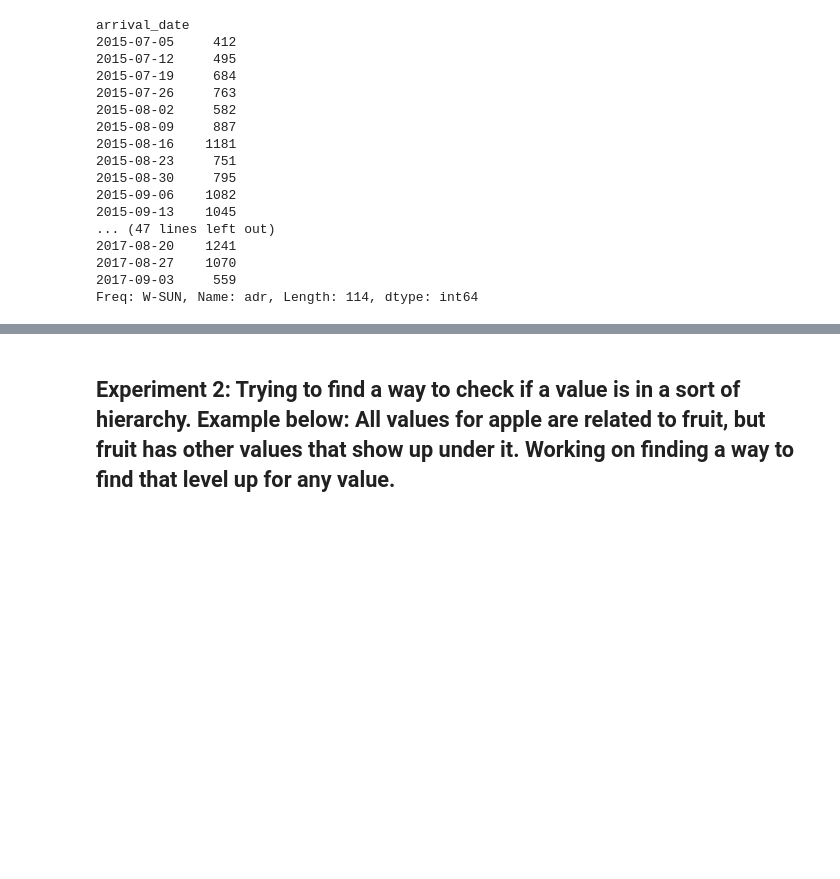
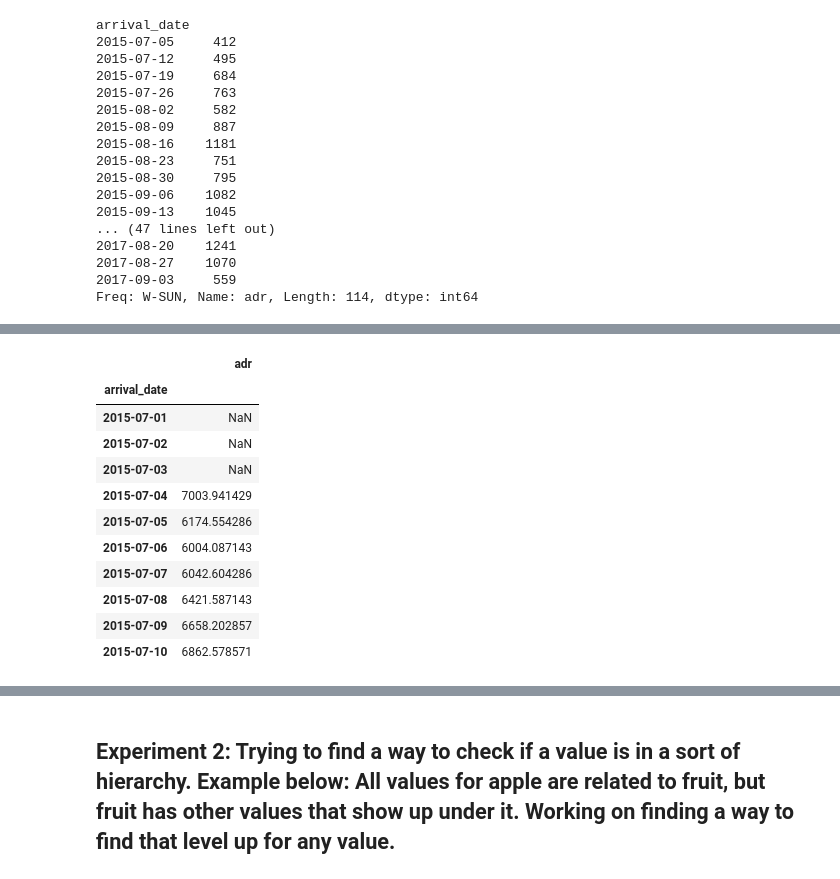
Before and after one commit to josephburton06/Hotel-Bookings, a Jupyter notebook: hotel_bookings.ipynb, the cells around one changed output, grey strips where cells are left out. Saved outputs shown, nothing was run; the diff lists cells and outputs as text; code cells hidden in the pictures; blank space fills up the shorter version.

```diff
--- a/hotel_bookings.ipynb
+++ b/hotel_bookings.ipynb
@@ -527,0 +559,16 @@ Freq: W-SUN, Name: adr, Length: 114, dtype: int64
+# %%
+data_7d_rol = df_day[data_columns].rolling(window = 7, center = True).mean()
+data_7d_rol.head(10)
+# %% [output]
+|  | adr |
+| arrival_date |  |
+| 2015-07-01 | NaN |
+| 2015-07-02 | NaN |
+| 2015-07-03 | NaN |
+| 2015-07-04 | 7003.941429 |
+| 2015-07-05 | 6174.554286 |
+| 2015-07-06 | 6004.087143 |
+| 2015-07-07 | 6042.604286 |
+| 2015-07-08 | 6421.587143 |
+| 2015-07-09 | 6658.202857 |
+| 2015-07-10 | 6862.578571 |
```
Also changed, not shown: parts of 10 cells of this notebook.
